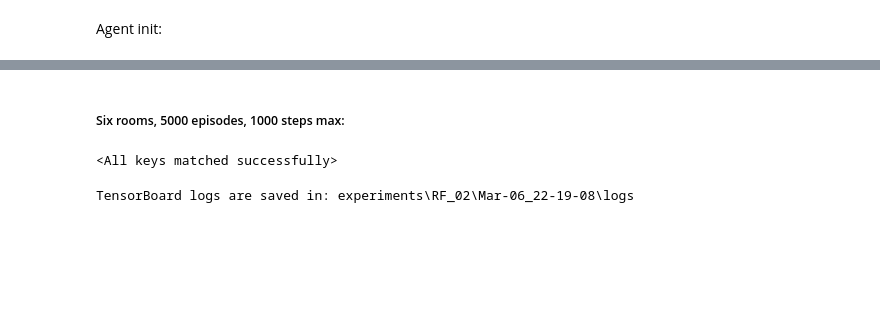
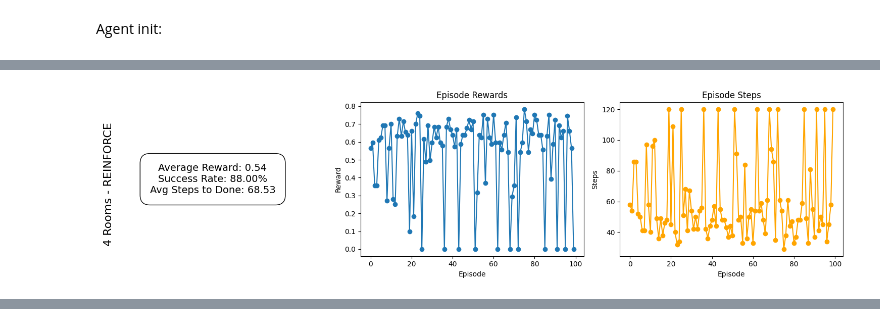
Before and after one commit to Jonathm126/RL_Maze, a Jupyter notebook: P03_inference.ipynb, the cells around one changed output, grey strips where cells are left out. Saved outputs shown, nothing was run; the diff lists cells and outputs as text; code cells hidden in the pictures; blank space fills up the shorter version.

```diff
--- a/P03_inference.ipynb
+++ b/P03_inference.ipynb
@@ -74,9 +81,0 @@ trainer.policy_network.load_state_dict(torch.load('experiments\\RF_02\\RF_4Room_
-# %%
-experiment_phase = '4Room'
-# trainer
-trainer.update_phase(experiment_phase)
-trainer.set_lr(new_lr = 1e-5)
-
-# remove the steps limit from the env
-max_steps = 2000
-env_4_rooms.unwrapped.max_steps = max_steps
@@ -85 +93,6 @@ trainer.train(env = env_4_rooms, num_episodes = 10000, max_steps = max_steps, en
+# %%
+RF_metrics = evaluate_agent(RF_4Room_model, env_4_rooms, num_episodes=100)
+plot_metrics(RF_metrics, model_name='4 Rooms - REINFORCE')
+# %% [output]
+[figure, added]
 # %%
@@ -93,6 +103,0 @@ torch.save(trainer.policy_network.state_dict(), 'RF_4Room_2000_5000_4.pt')
-# %% [markdown]
-##### Six rooms, 5000 episodes, 1000 steps max:
-# %%
-trainer.policy_network.load_state_dict(torch.load('experiments\RF_02\Mar-06_22-19-08\models\RF_4Room_2000_5000_4.pt'))
-# %% [output]
-<All keys matched successfully>
@@ -108,7 +103,0 @@ env_6_rooms.unwrapped.max_steps = max_steps
-# %%
-tb_process.kill()
-tb_process, tb_writer = launch_tb(log_path)
-trainer.writer = tb_writer
-trainer.zero_episodes()
-# %% [output]
-TensorBoard logs are saved in: experiments\RF_02\Mar-06_22-19-08\logs
```
Also changed, not shown: parts of 30 cells of this notebook, 11 other files.
